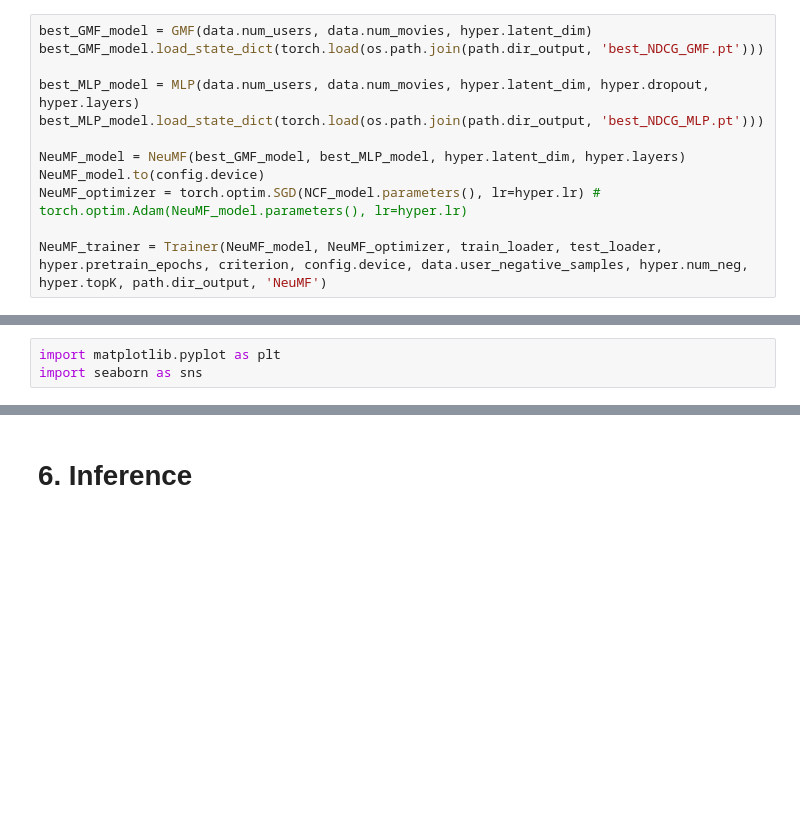
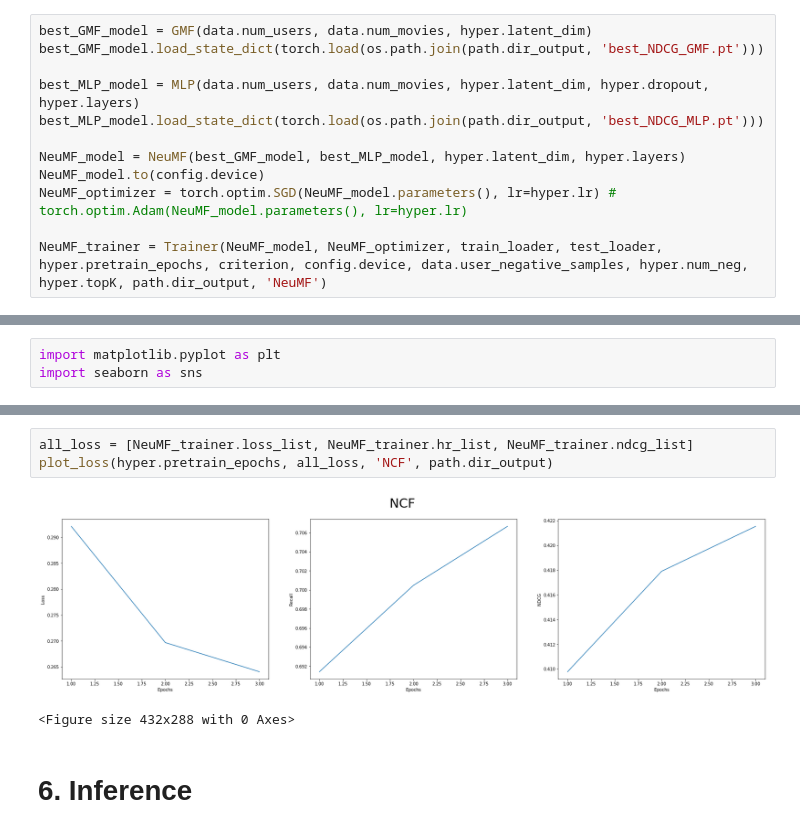
Before and after one commit to boostcampaitech3/level2-movie-recommendation-level2-recsys-12, a Jupyter notebook: GwangSeok/NeuMF/NeuMF.ipynb, the cells around one changed output, grey strips where cells are left out. Cells and saved outputs as stored; diff of their text form; blank space fills up the shorter version.

```diff
--- a/GwangSeok/NeuMF/NeuMF.ipynb
+++ b/GwangSeok/NeuMF/NeuMF.ipynb
@@ -538,7 +532,7 @@ best_MLP_model.load_state_dict(torch.load(os.path.join(path.dir_output, 'best_ND
 
 NeuMF_model = NeuMF(best_GMF_model, best_MLP_model, hyper.latent_dim, hyper.layers)
 NeuMF_model.to(config.device)
-NeuMF_optimizer = torch.optim.SGD(NCF_model.parameters(), lr=hyper.lr) # torch.optim.Adam(NeuMF_model.parameters(), lr=hyper.lr)
+NeuMF_optimizer = torch.optim.SGD(NeuMF_model.parameters(), lr=hyper.lr) # torch.optim.Adam(NeuMF_model.parameters(), lr=hyper.lr)
 
 NeuMF_trainer = Trainer(NeuMF_model, NeuMF_optimizer, train_loader, test_loader, hyper.pretrain_epochs, criterion, config.device, data.user_negative_samples, hyper.num_neg, hyper.topK, path.dir_output, 'NeuMF')
 # %% [markdown]
@@ -566,3 +572,9 @@ fig.suptitle('NeuMF', fontsize=30)
+# %%
+all_loss = [NeuMF_trainer.loss_list, NeuMF_trainer.hr_list, NeuMF_trainer.ndcg_list]
+plot_loss(hyper.pretrain_epochs, all_loss, 'NCF', path.dir_output)
+# %% [output]
+[figure, added]
+<Figure size 432x288 with 0 Axes>
 # %% [markdown]
 # 6. Inference
 # %%
```
Also changed, not shown: parts of 6 cells of this notebook, 5 other files.
